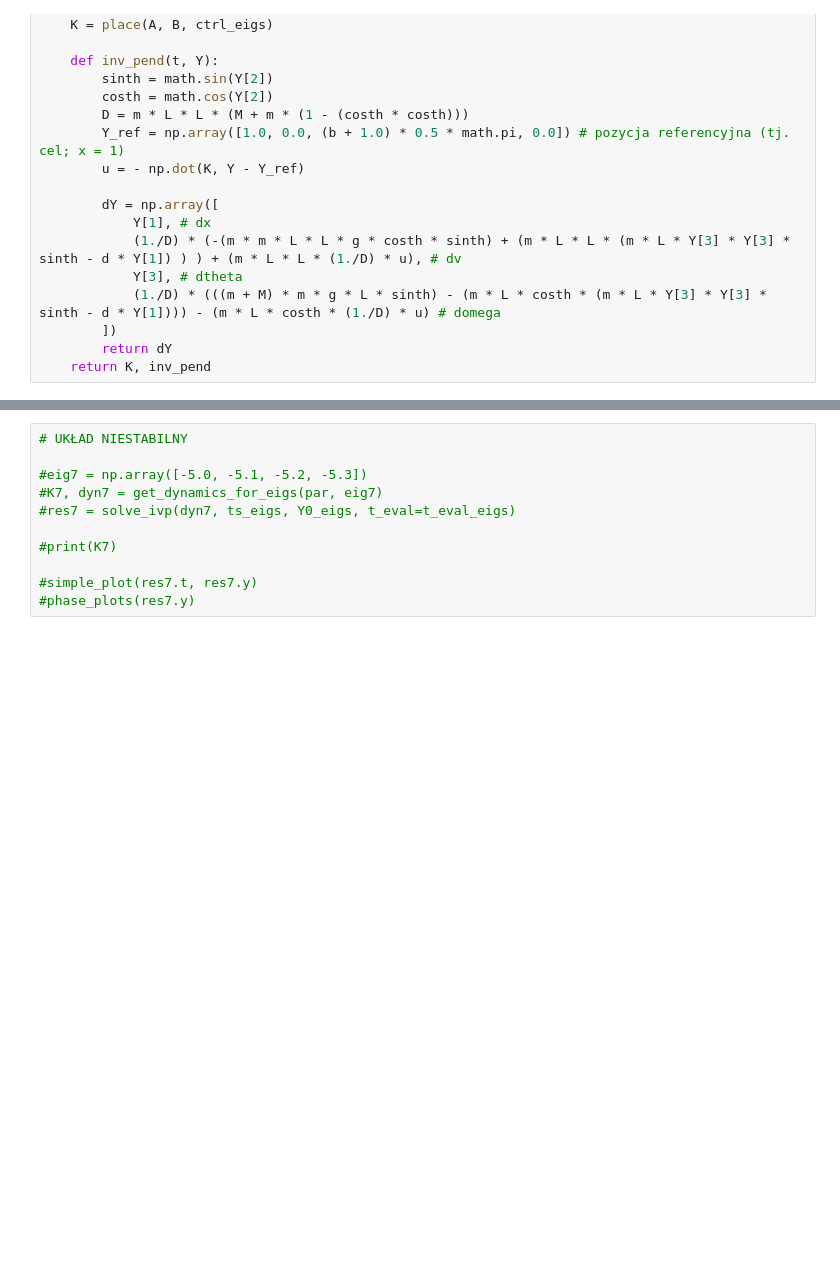
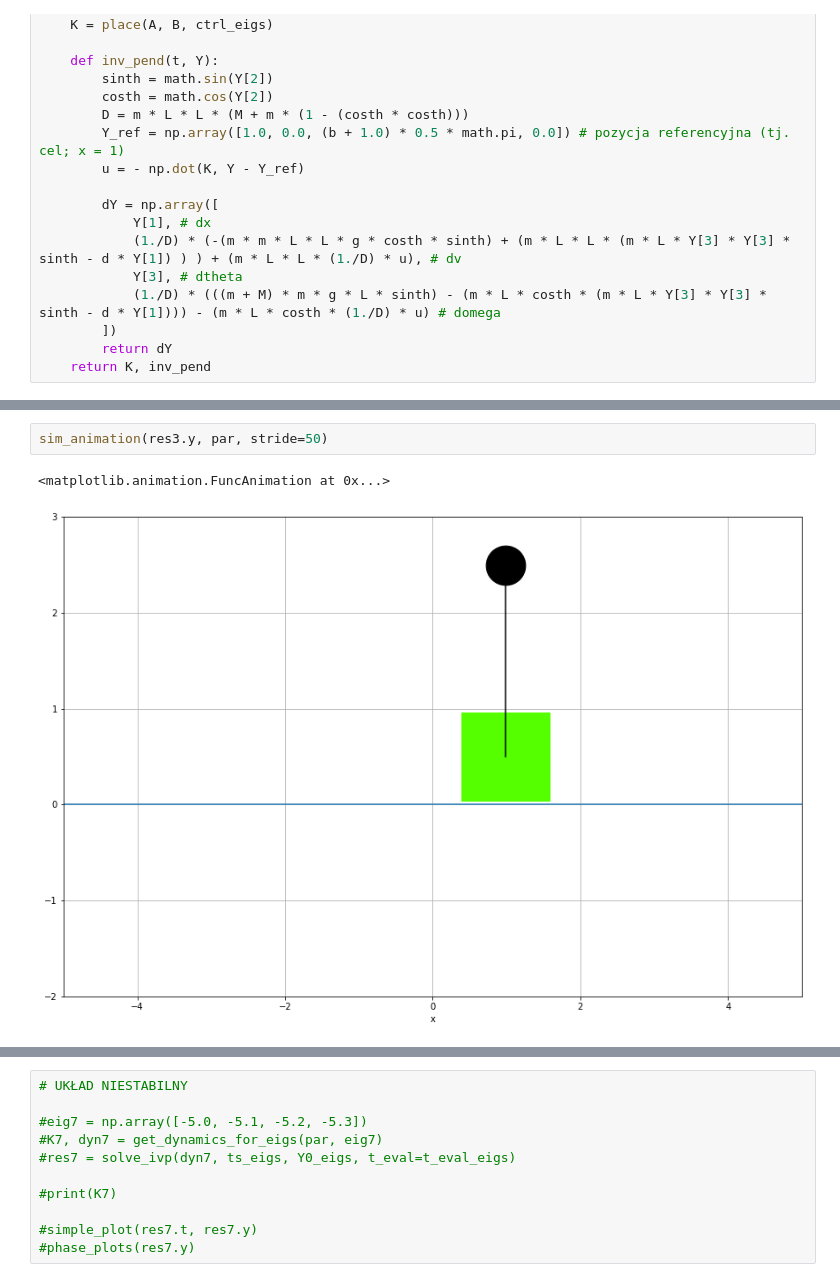
Before and after one commit to xann16/lqr-inverted-pendulum, a Jupyter notebook: lqr_inverted_pendulum.ipynb, the cells around one changed output, grey strips where cells are left out. Cells and saved outputs as stored; diff of their text form; blank space fills up the shorter version.

```diff
--- a/lqr_inverted_pendulum.ipynb
+++ b/lqr_inverted_pendulum.ipynb
@@ -275,3 +328,8 @@ phase_plots(res3.y)
+# %%
+sim_animation(res3.y, par, stride=50)
+# %% [output]
+<matplotlib.animation.FuncAnimation at 0x...>
+[figure, added]
 # %%
 eig4 = np.array([-2.0, -2.1, -2.2, -2.3])
 K4, dyn4 = get_dynamics_for_eigs(par, eig4)
```
Also changed, not shown: parts of 26 cells of this notebook, 1 other file.
